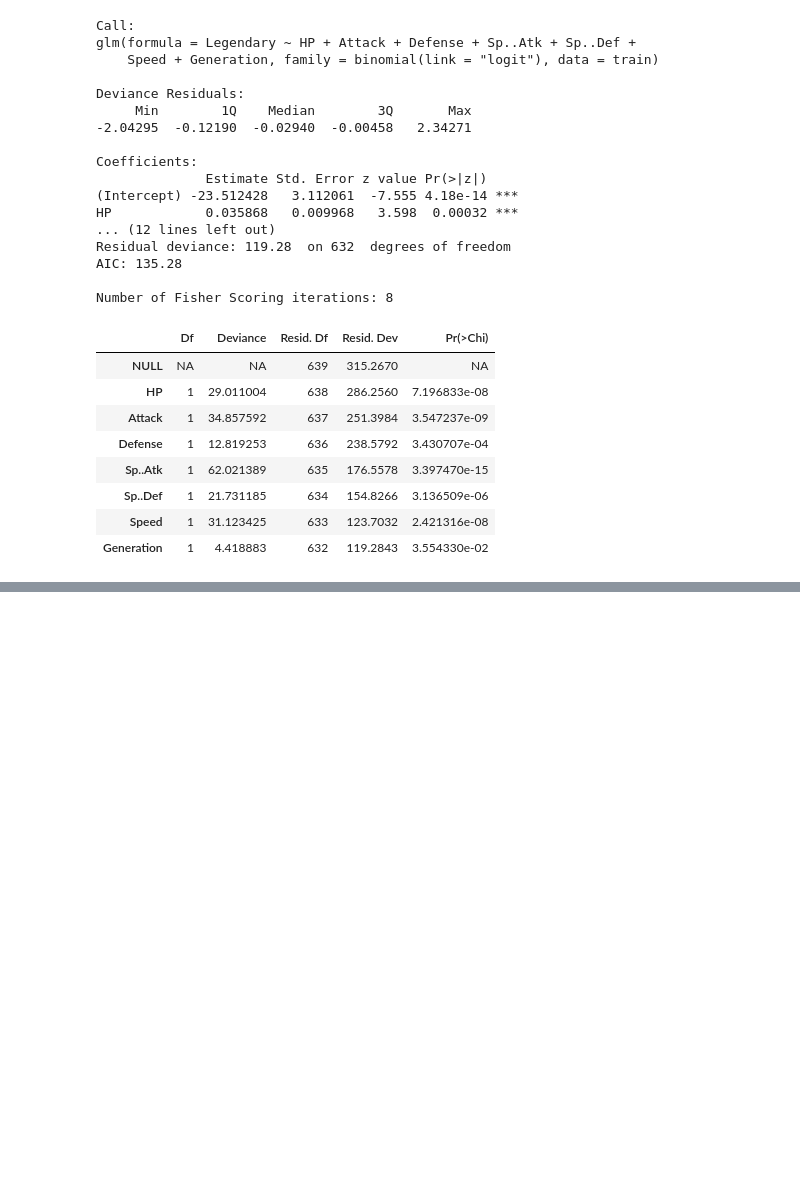
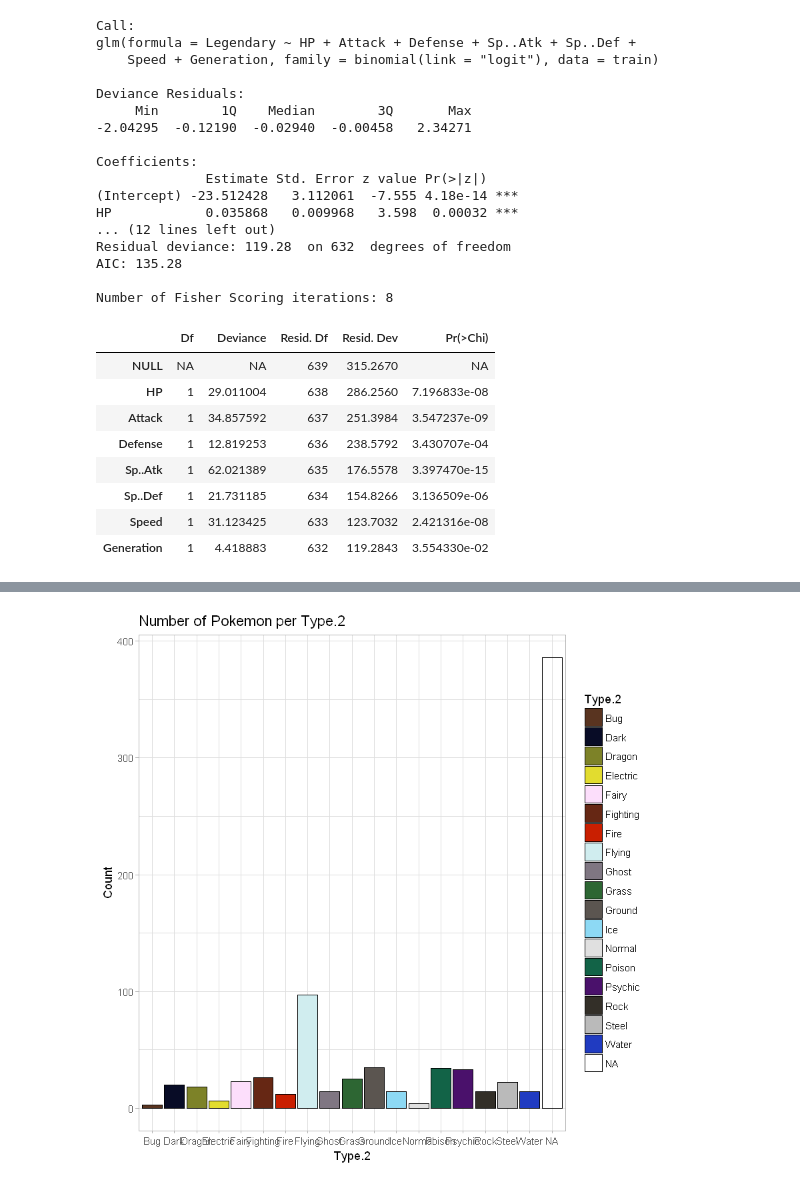
Before and after one commit to chenxu10/Pokerman, a Jupyter notebook: Pokerman.ipynb, the cells around one changed output, grey strips where cells are left out. Cells and saved outputs as stored; diff of their text form; code cells hidden in the pictures; blank space fills up the shorter version.

```diff
--- a/Pokerman.ipynb
+++ b/Pokerman.ipynb
@@ -91,0 +109,7 @@ Number of Fisher Scoring iterations: 8
+# %%
+# check the distribution of Type.2 Pokerman
+ggplot(Pokerman,aes(x=Type.2,fill=Type.2))+
+  geom_histogram(stat="count",color="black")+
+  scale_fill_manual(values=as.character(colors))+
+  theme(axis.text.x = element_text(angle = 90, hjust = 1))+labs(title="Number of Pokemon per Type.2",x="Type.2",y="Count")+theme_light()
+# %% [output]
@@ -91,0 +118 @@ Number of Fisher Scoring iterations: 8
+[figure, added]
```
Also changed, not shown: parts of 4 cells of this notebook.
